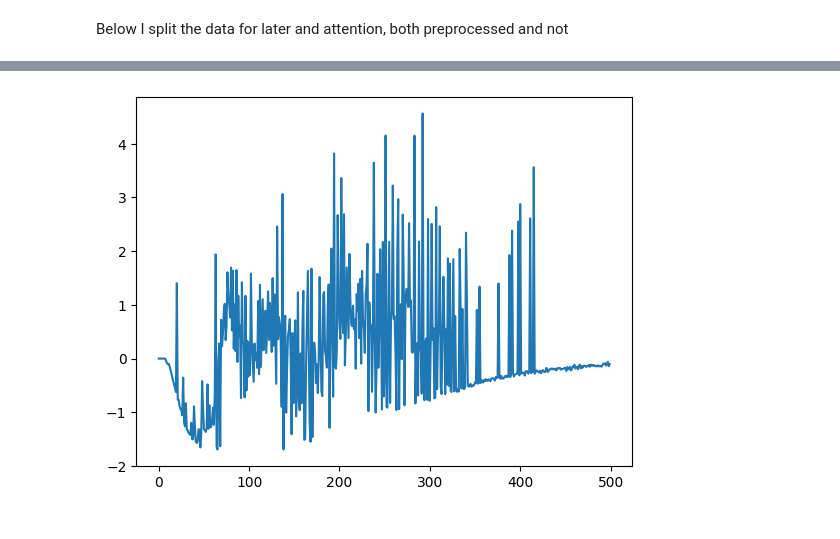
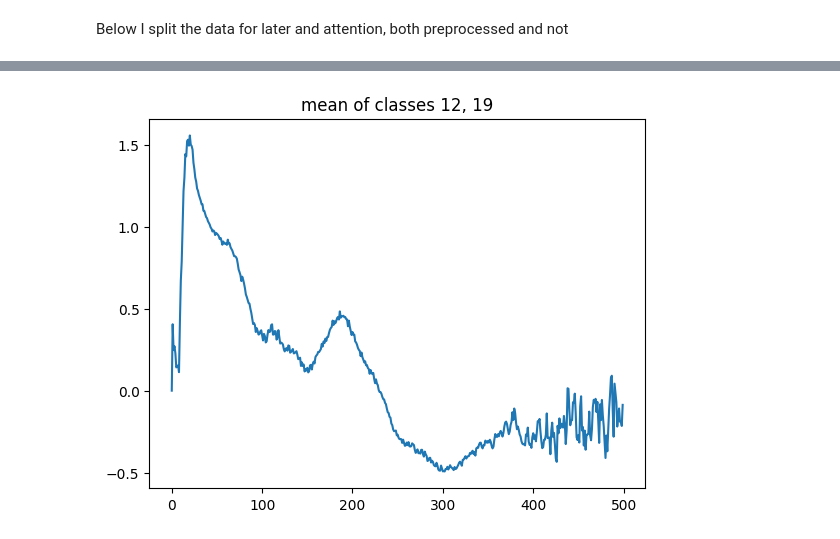
Before and after one commit to joshuuatson/nice, a Jupyter notebook: JupyterNotebooks/080325_code_inandout/LFP_inandout_differentclassplots.ipynb, the cells around one changed output, grey strips where cells are left out. Saved outputs shown, nothing was run; the diff lists cells and outputs as text; code cells hidden in the pictures.

```diff
--- a/JupyterNotebooks/080325_code_inandout/LFP_inandout_differentclassplots.ipynb
+++ b/JupyterNotebooks/080325_code_inandout/LFP_inandout_differentclassplots.ipynb
@@ -195,23 +198,6 @@ for filenumber in file_numbers:
 
 #------ want to preprocess each array here now that they are properly compiled ----------------
 #looking first at the shape / structure of left_input_LFP_attleft_all:
-
-for class_left in classes_left:
-        for class_right in classes_right:
-            left_input_LFP_attleft_all[f'left_class_{class_left}'][f'right_class_{class_right}'] = np.vstack(left_input_LFP_attleft_all[f'left_class_{class_left}'][f'right_class_{class_right}'])
-            right_input_LFP_attleft_all[f'left_class_{class_left}'][f'right_class_{class_right}'] = np.vstack(right_input_LFP_attleft_all[f'left_class_{class_left}'][f'right_class_{class_right}'])
-            attention_LFP_attleft_all[f'left_class_{class_left}'][f'right_class_{class_right}'] = np.vstack(attention_LFP_attleft_all[f'left_class_{class_left}'][f'right_class_{class_right}'])
-
-            left_input_LFP_attright_all[f'left_class_{class_left}'][f'right_class_{class_right}'] = np.vstack(left_input_LFP_attright_all[f'left_class_{class_left}'][f'right_class_{class_right}'])
-            right_input_LFP_attright_all[f'left_class_{class_left}'][f'right_class_{class_right}'] = np.vstack(right_input_LFP_attright_all[f'left_class_{class_left}'][f'right_class_{class_right}'])
-            attention_LFP_attright_all[f'left_class_{class_left}'][f'right_class_{class_right}'] = np.vstack(attention_LFP_attright_all[f'left_class_{class_left}'][f'right_class_{class_right}'])
-
-print('attention_input_LFP_attleft_all 01 raw =', attention_LFP_attleft_all[f'left_class_{0}'][f'right_class_{1}'])
-
-print('checking 01:----------------------', attention_LFP_attleft_all[f'left_class_{0}'][f'right_class_{1}'])
-plt.plot(attention_LFP_attleft_all[f'left_class_{14}'][f'right_class_{7}'][0])
-plt.show()
-
 left_attleft = copy.deepcopy(all_structure)
 right_attleft = copy.deepcopy(all_structure)
 att_attleft = copy.deepcopy(all_structure)
@@ -220,13 +206,28 @@ left_attright = copy.deepcopy(all_structure)
 right_attright = copy.deepcopy(all_structure)
 att_attright = copy.deepcopy(all_structure)
 
+
+
 for class_left in classes_left:
-    for class_right in classes_right:
-        left_attleft[f'left_class_{class_left}'][f'right_class_{class_right}'] = (left_input_LFP_attleft_all[f'left_class_{class_left}'][f'right_class_{class_right}'])
-        right_attleft[f'left_class_{class_left}'][f'right_class_{class_right}'] = (right_input_LFP_attleft_all[f'left_class_{class_left}'][f'right_class_{class_right}'])
-        att_attleft[f'left_class_{class_left}'][f'right_class_{class_right}'] = (attention_LFP_attleft_all[f'left_class_{class_left}'][f'right_class_{class_right}'])
+        for class_right in classes_right:
+            left_attleft[f'left_class_{class_left}'][f'right_class_{class_right}'] = np.vstack(left_input_LFP_attleft_all[f'left_class_{class_left}'][f'right_class_{class_right}'])
+            right_attleft[f'left_class_{class_left}'][f'right_class_{class_right}'] = np.vstack(right_input_LFP_attleft_all[f'left_class_{class_left}'][f'right_class_{class_right}'])
+            att_attleft[f'left_class_{class_left}'][f'right_class_{class_right}'] = np.vstack(attention_LFP_attleft_all[f'left_class_{class_left}'][f'right_class_{class_right}'])
 
-        left_attright[f'left_class_{class_left}'][f'right_class_{class_right}'] = (left_input_LFP_attright_all[f'left_class_{class_left}'][f'right_class_{class_right}'])
-        right_attright[f'left_class_{class_left}'][f'right_class_{class_right}'] = (right_input_LFP_attright_all[f'left_class_{class_left}'][f'right_class_{class_right}'])
-        att_attright[f'left_class_{class_left}'][f'right_class_{class_right}'] = (attention_LFP_attright_all[f'left_class_{class_left}'][f'right_class_{class_right}'])
+            left_attright[f'left_class_{class_left}'][f'right_class_{class_right}'] = np.vstack(left_input_LFP_attright_all[f'left_class_{class_left}'][f'right_class_{class_right}'])
+            right_attright[f'left_class_{class_left}'][f'right_class_{class_right}'] = np.vstack(right_input_LFP_attright_all[f'left_class_{class_left}'][f'right_class_{class_right}'])
+            att_attright[f'left_class_{class_left}'][f'right_class_{class_right}'] = np.vstack(attention_LFP_attright_all[f'left_class_{class_left}'][f'right_class_{class_right}'])
+
+print('attention_input_LFP_attleft_all 01 raw =', attention_LFP_attleft_all[f'left_class_{0}'][f'right_class_{1}'])
+print('checking 01:----------------------', att_attleft[f'left_class_{0}'][f'right_class_{1}'])
+
+# for i in range(0, 3):
+#     plt.plot(right_attleft[f'left_class_{12}'][f'right_class_{19}'][i])
+#     plt.title('first trial for class 12, 19')
+#     plt.show()
+
+
+plt.plot(np.mean(right_attleft[f'left_class_{12}'][f'right_class_{19}'], axis=0))
+plt.title('mean of classes 12, 19')
+plt.show()
 # %% [output]
@@ -250,2 +251,2 @@ attention_input_LFP_attleft_all 01 raw = [[ 0.          0.          0.         .
-[figure, old version]
+[figure, new version]
 # %%
```
Also changed, not shown: parts of 5 cells of this notebook, 13 other files.
